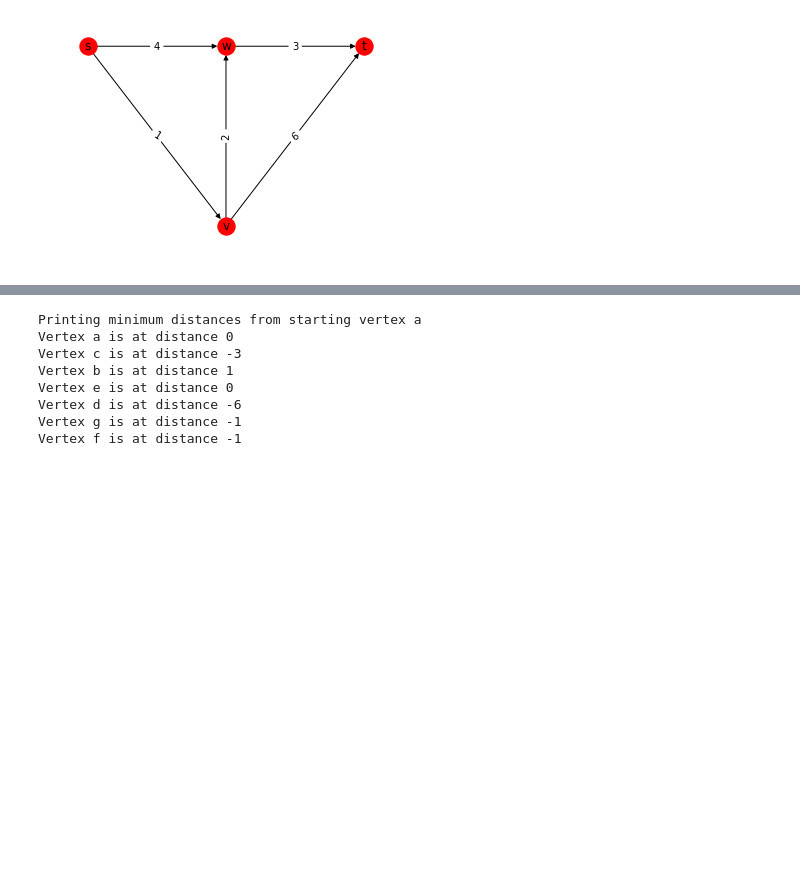
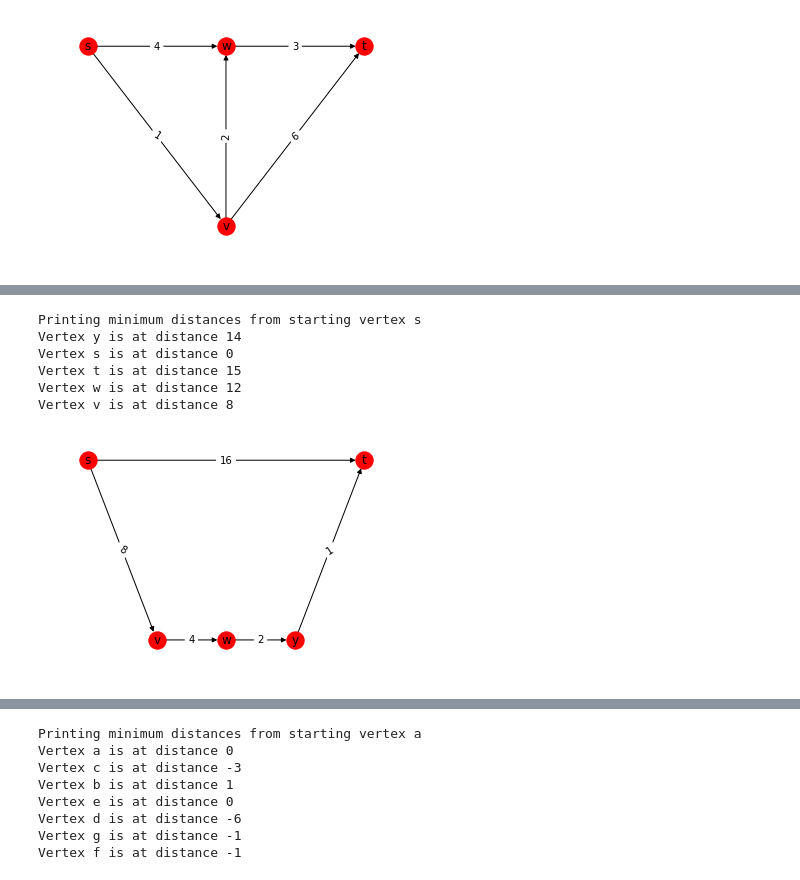
Before and after one commit to aishwarya34/AlgorithmsIlluminated, a Jupyter notebook: c2w2_11DIJKSTRA'S_SHORTEST-PATH_ALGORITHM.ipynb, the cells around one changed output, grey strips where cells are left out. Drawn from its saved outputs; the diff is of its cells as text; code cells hidden in the pictures; blank space fills up the shorter version.

```diff
--- a/c2w2_11DIJKSTRA'S_SHORTEST-PATH_ALGORITHM.ipynb
+++ b/c2w2_11DIJKSTRA'S_SHORTEST-PATH_ALGORITHM.ipynb
@@ -159,0 +230,28 @@ Solved earlier.
+# %%
+import networkx as nx
+g = nx.DiGraph()
+g.add_node('s', pos = (0, 5))
+g.add_node('v', pos = (5, 0))
+g.add_node('w', pos = (10, 0))
+g.add_node('y', pos = (15, 0))
+g.add_node('t', pos = (20, 5))
+g.add_edge('s', 't', weight = 16)
+g.add_edge('s', 'v', weight = 8)
+g.add_edge('v', 'w', weight = 4)
+g.add_edge('w', 'y', weight = 2)
+g.add_edge('y', 't', weight = 1)
+pos = nx.get_node_attributes(g, 'pos')
+weights = nx.get_edge_attributes(g, 'weight')
+nx.draw_networkx_edge_labels(g, pos, edge_labels = weights)
+nx.draw(g, pos, with_labels = True)
+
+start_vert = 's'
+djikstra_naive(g, start_vert)
+# %% [output]
+Printing minimum distances from starting vertex s
+Vertex y is at distance 14
+Vertex s is at distance 0
+Vertex t is at distance 15
+Vertex w is at distance 12
+Vertex v is at distance 8
+[figure, added]
```
Also changed, not shown: parts of 15 cells of this notebook.
